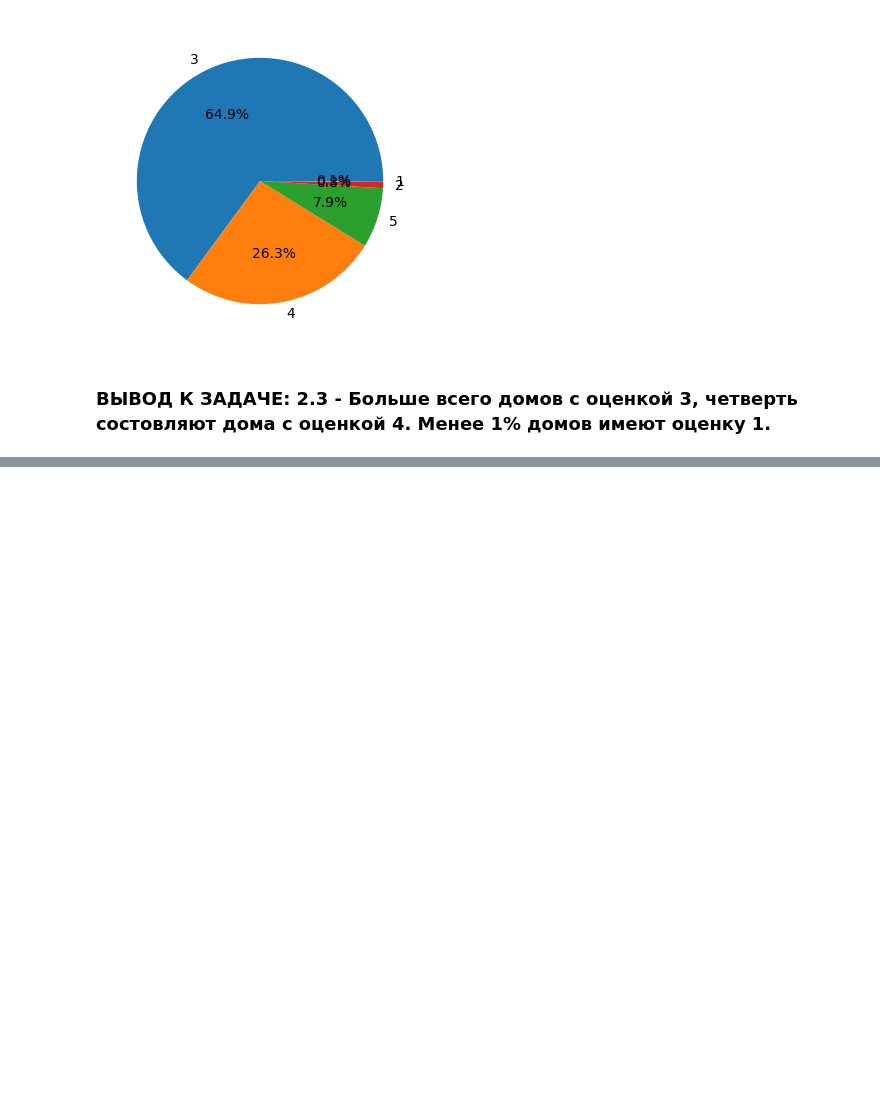
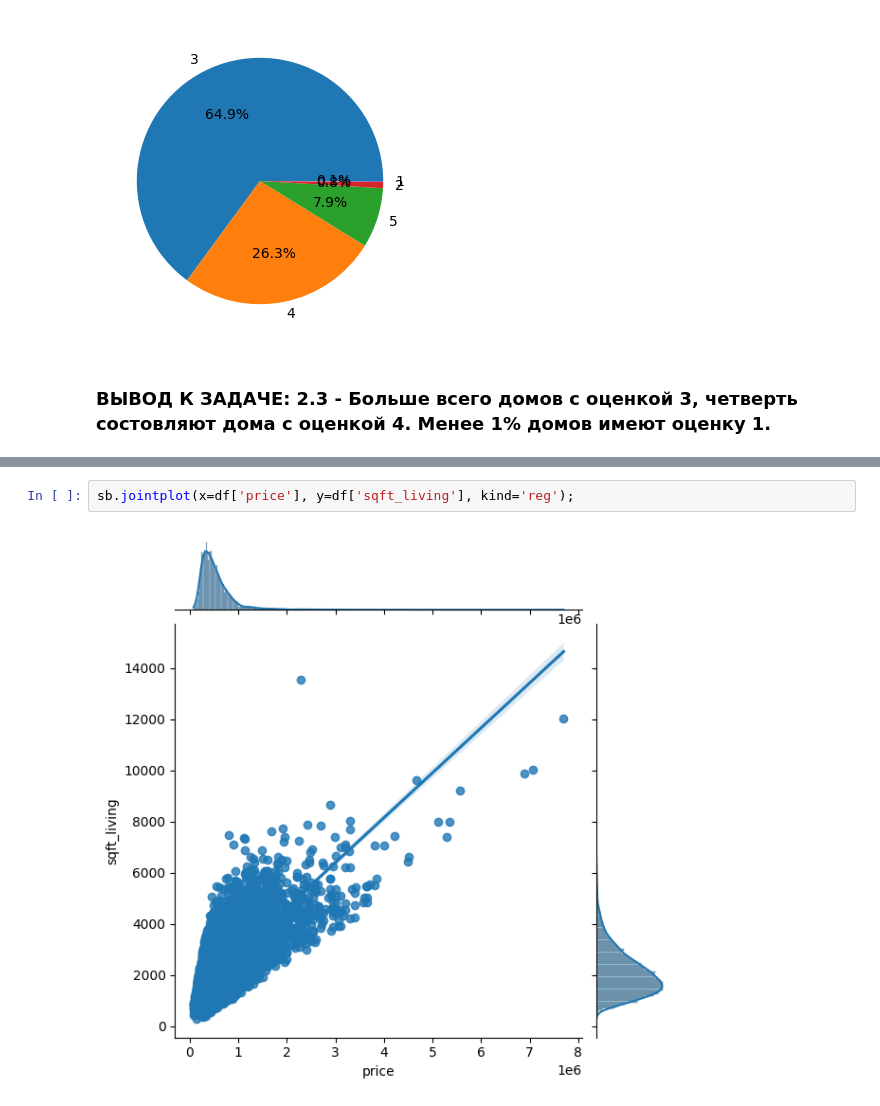
Before and after one commit to StanislavLukovskiy/HW_4Analytics, a Jupyter notebook: HW_4.ipynb, the cells around one changed output, grey strips where cells are left out. Drawn from its saved outputs; the diff is of its cells as text; blank space fills up the shorter version.

```diff
--- a/HW_4.ipynb
+++ b/HW_4.ipynb
@@ -208,0 +239,4 @@ plt.pie(data, autopct='%1.1f%%', labels=data.index);
+# %%
+sb.jointplot(x=df['price'], y=df['sqft_living'], kind='reg');
+# %% [output]
+[figure, added]
```
Also changed, not shown: parts of 10 cells of this notebook.
